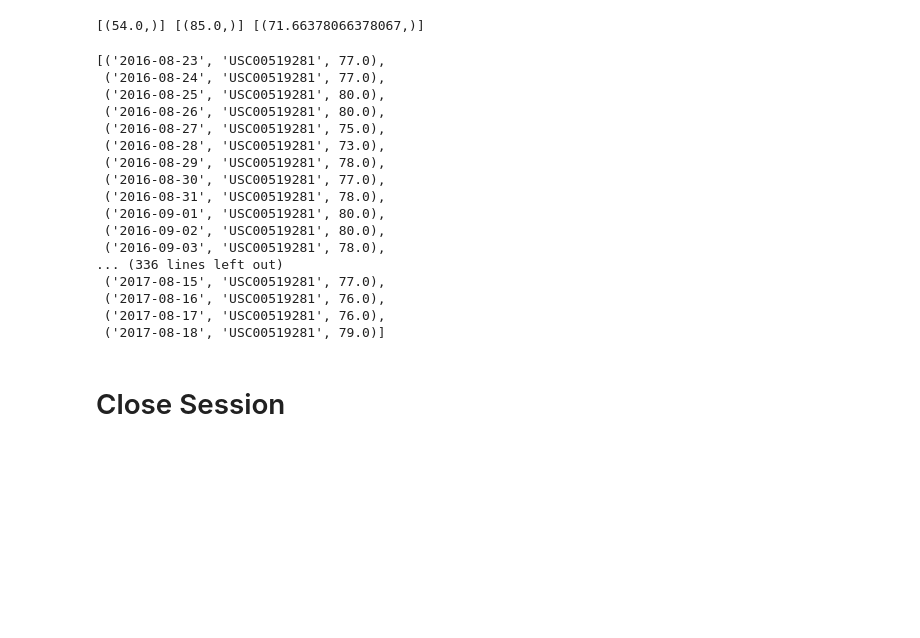
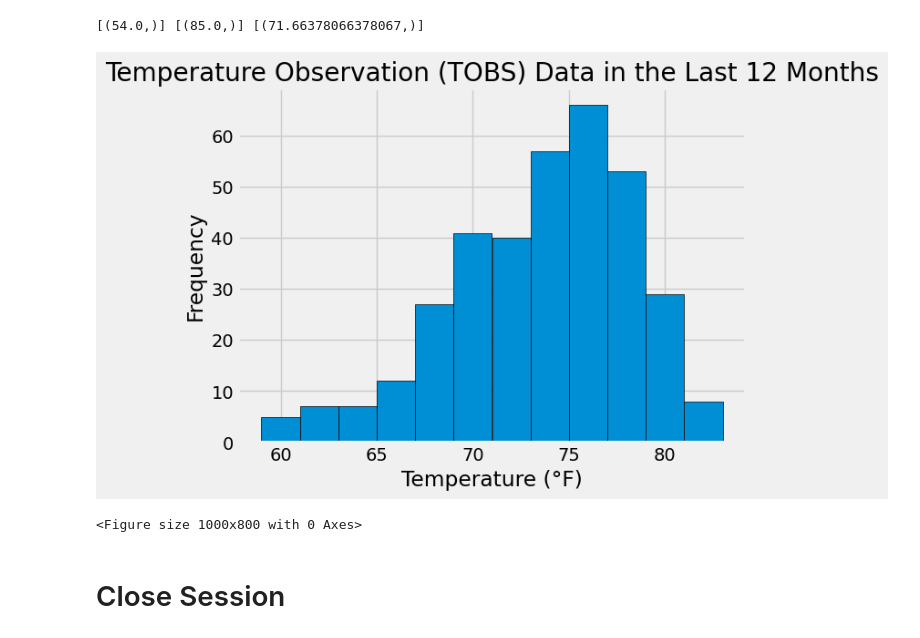
Before and after one commit to blanc88/SQLalchemy-challenge, a Jupyter notebook: SurfsUp/climate_starter copy.ipynb, the cells around one changed output. Saved outputs shown, nothing was run; the diff lists cells and outputs as text; code cells hidden in the pictures; blank space fills up the shorter version.

Commit message:
Upload histogram

```diff
--- a/SurfsUp/climate_starter copy.ipynb
+++ b/SurfsUp/climate_starter copy.ipynb
@@ -185,30 +185,25 @@ print(low_temp, high_temp, avg_temp)
 [(54.0,)] [(85.0,)] [(71.66378066378067,)]
 # %%
 # Using the most active station id
-# Query the last 12 months of temperature observation data for this station and plot the results as a histogram
+# Query the last 12 months of temperature observation data for this station.
 twelve_month_data = session.query(measurement.date, measurement.station,measurement.tobs)\
 .filter(measurement.station == 'USC00519281')\
 .filter(measurement.date >= one_year_ago).all()
 
-twelve_month_data
+# Plot the results as a histogram
+
+tobs_data = [data.tobs for data in twelve_month_data]
+
+plt.hist(tobs_data, bins = 12, edgecolor = 'black')
+plt.title('Temperature Observation (TOBS) Data in the Last 12 Months')
+plt.xlabel('Temperature (°F)')
+plt.ylabel('Frequency')
+plt.figure(figsize = (10, 8))
+plt.savefig('TOBShistogram.png')
+plt.show()
 # %% [output]
+[figure, added]
-[('2016-08-23', 'USC00519281', 77.0),
- ('2016-08-24', 'USC00519281', 77.0),
- ('2016-08-25', 'USC00519281', 80.0),
- ('2016-08-26', 'USC00519281', 80.0),
- ('2016-08-27', 'USC00519281', 75.0),
- ('2016-08-28', 'USC00519281', 73.0),
- ('2016-08-29', 'USC00519281', 78.0),
- ('2016-08-30', 'USC00519281', 77.0),
- ('2016-08-31', 'USC00519281', 78.0),
- ('2016-09-01', 'USC00519281', 80.0),
- ('2016-09-02', 'USC00519281', 80.0),
- ('2016-09-03', 'USC00519281', 78.0),
-... (336 lines left out)
- ('2017-08-15', 'USC00519281', 77.0),
- ('2017-08-16', 'USC00519281', 76.0),
- ('2017-08-17', 'USC00519281', 76.0),
- ('2017-08-18', 'USC00519281', 79.0)]
+<Figure size 1000x800 with 0 Axes>
 # %% [markdown]
 # Close Session
 # %%
```
Also changed, not shown: 1 other file.
